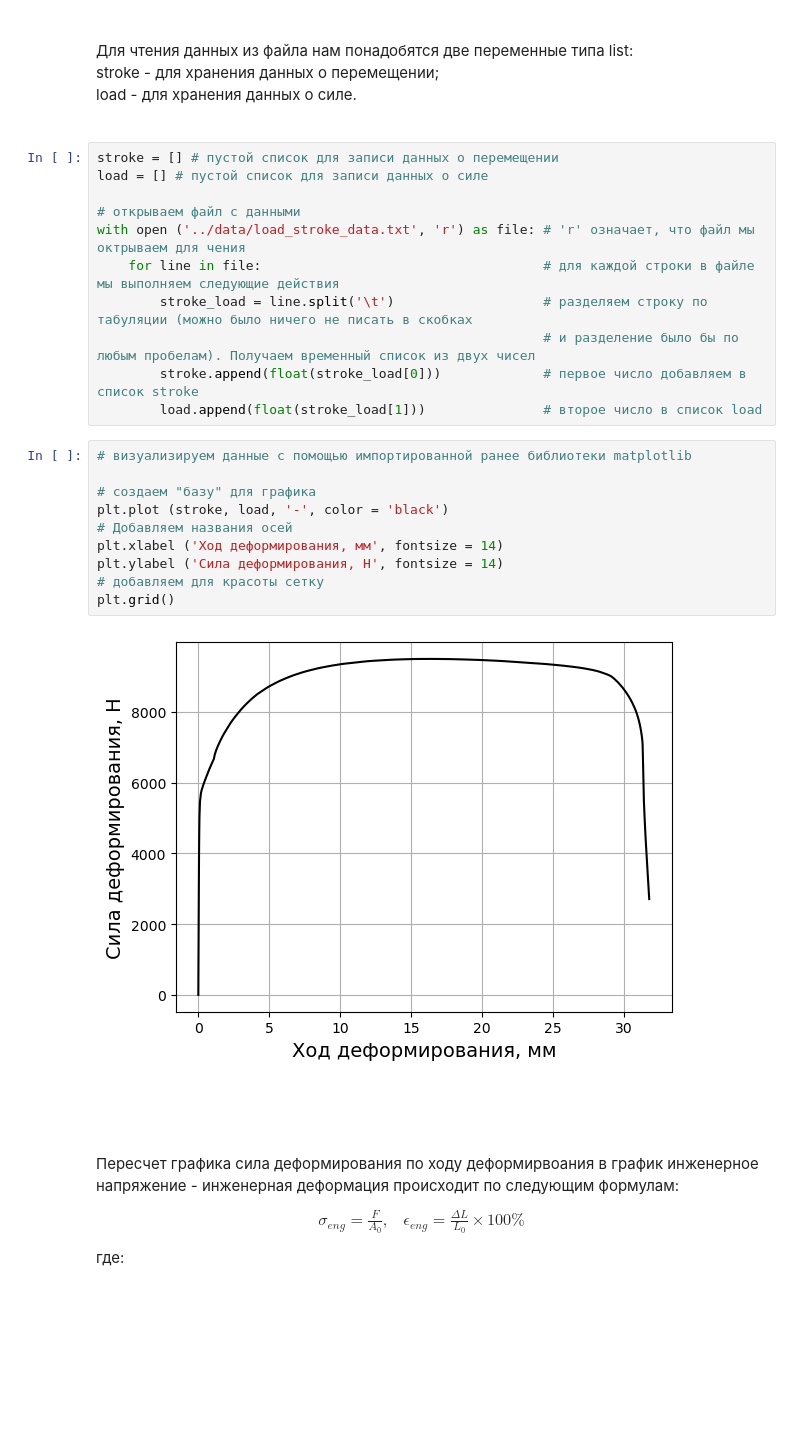
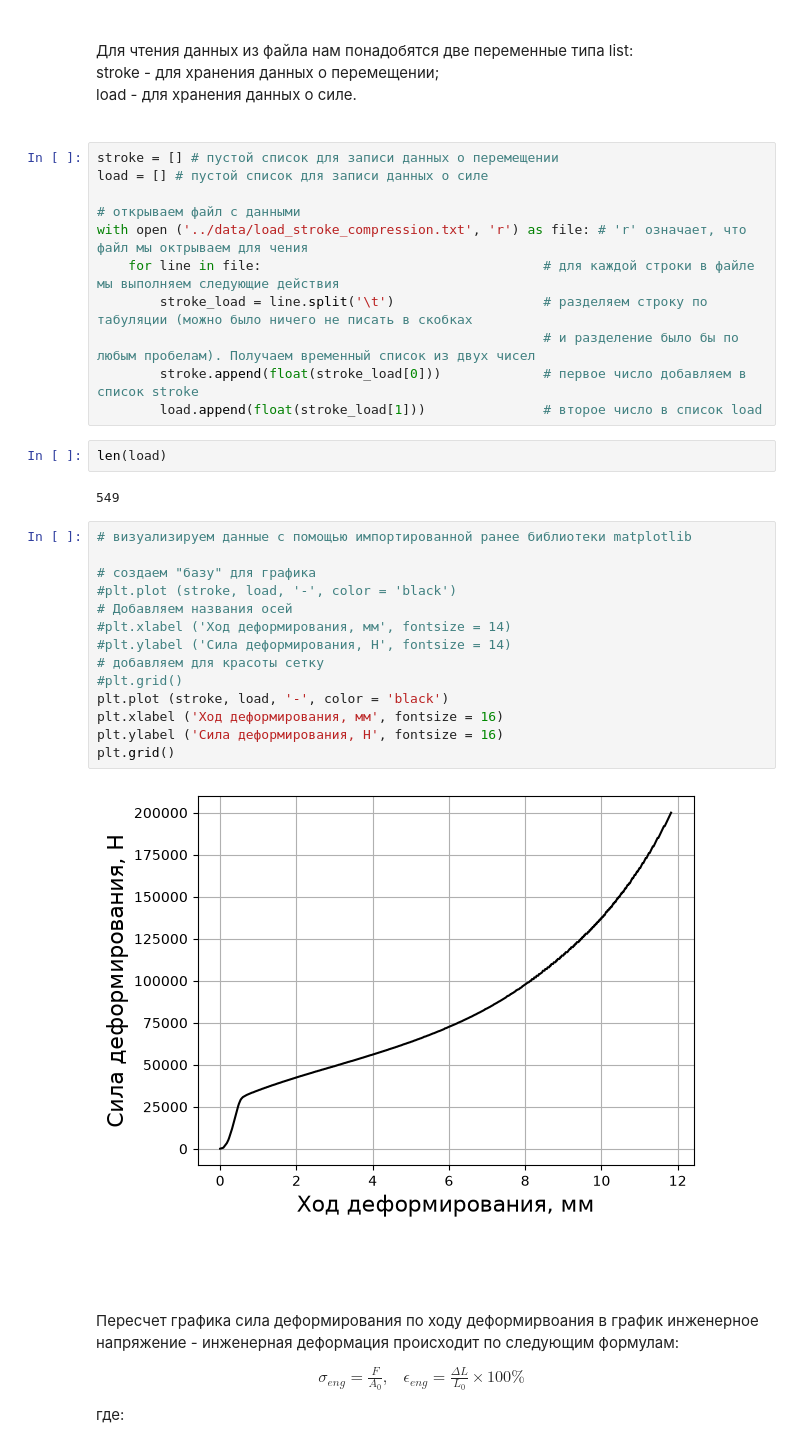
Before and after one commit to AlexanderASidorov/tension_test_calculations, a Jupyter notebook: bin/Lection_002.ipynb, the cells around one changed output. Drawn from its saved outputs; the diff is of its cells as text; blank space fills up the shorter version.

```diff
--- a/bin/Lection_002.ipynb
+++ b/bin/Lection_002.ipynb
@@ -42,24 +45,32 @@ stroke = [] # пустой список для записи данных о пе
 load = [] # пустой список для записи данных о силе
 
 # открываем файл с данными
-with open ('../data/load_stroke_data.txt', 'r') as file: # 'r' означает, что файл мы октрываем для чения
+with open ('../data/load_stroke_compression.txt', 'r') as file: # 'r' означает, что файл мы октрываем для чения
     for line in file:                                    # для каждой строки в файле мы выполняем следующие действия
         stroke_load = line.split('\t')                   # разделяем строку по табуляции (можно было ничего не писать в скобках
                                                          # и разделение было бы по любым пробелам). Получаем временный список из двух чисел
         stroke.append(float(stroke_load[0]))             # первое число добавляем в список stroke
         load.append(float(stroke_load[1]))               # второе число в список load
+# %%
+len(load)
+# %% [output]
+549
 # %%
 # визуализируем данные с помощью импортированной ранее библиотеки matplotlib
 
 # создаем "базу" для графика
+#plt.plot (stroke, load, '-', color = 'black')
+# Добавляем названия осей
+#plt.xlabel ('Ход деформирования, мм', fontsize = 14)
+#plt.ylabel ('Сила деформирования, Н', fontsize = 14)
+# добавляем для красоты сетку
+#plt.grid()
 plt.plot (stroke, load, '-', color = 'black')
-# Добавляем названия осей
-plt.xlabel ('Ход деформирования, мм', fontsize = 14)
-plt.ylabel ('Сила деформирования, Н', fontsize = 14)
-# добавляем для красоты сетку
+plt.xlabel ('Ход деформирования, мм', fontsize = 16)
+plt.ylabel ('Сила деформирования, Н', fontsize = 16)
 plt.grid()
 # %% [output]
-[figure, old version]
+[figure, new version]
 # %% [markdown]
 <br><br><br>
 Пересчет графика сила деформирования по ходу деформирвоания в график инженерное напряжение - инженерная деформация происходит по следующим формулам:
```
Also changed, not shown: parts of 6 cells of this notebook, 22 other files.
